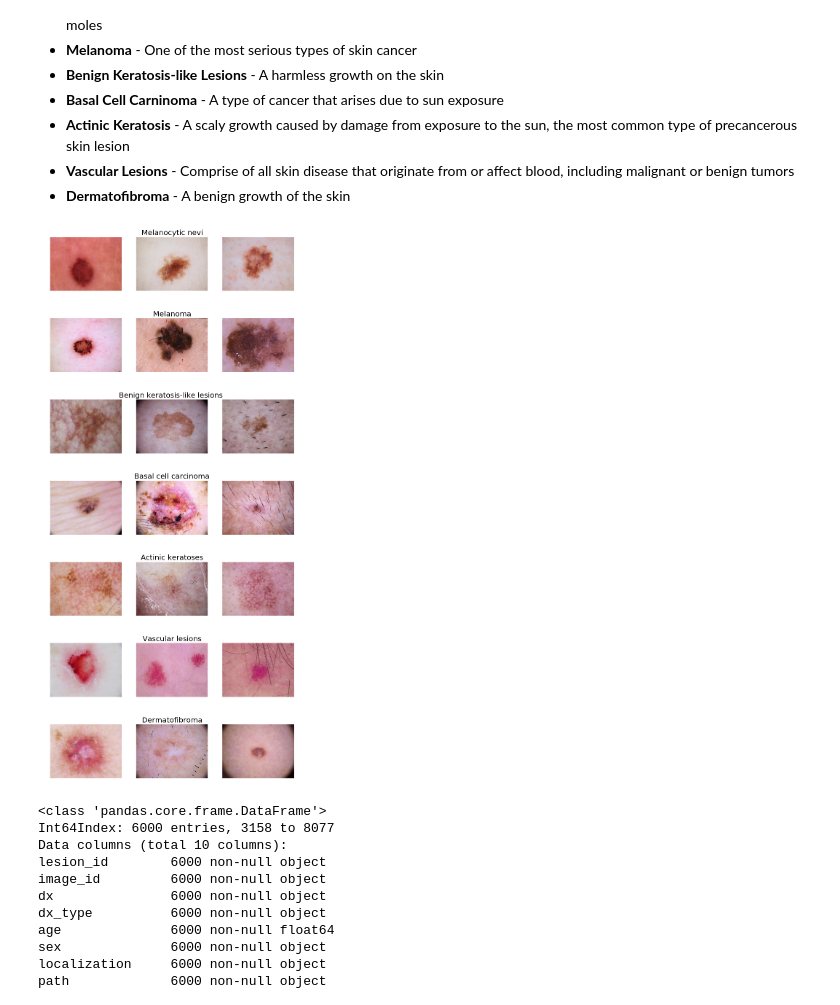
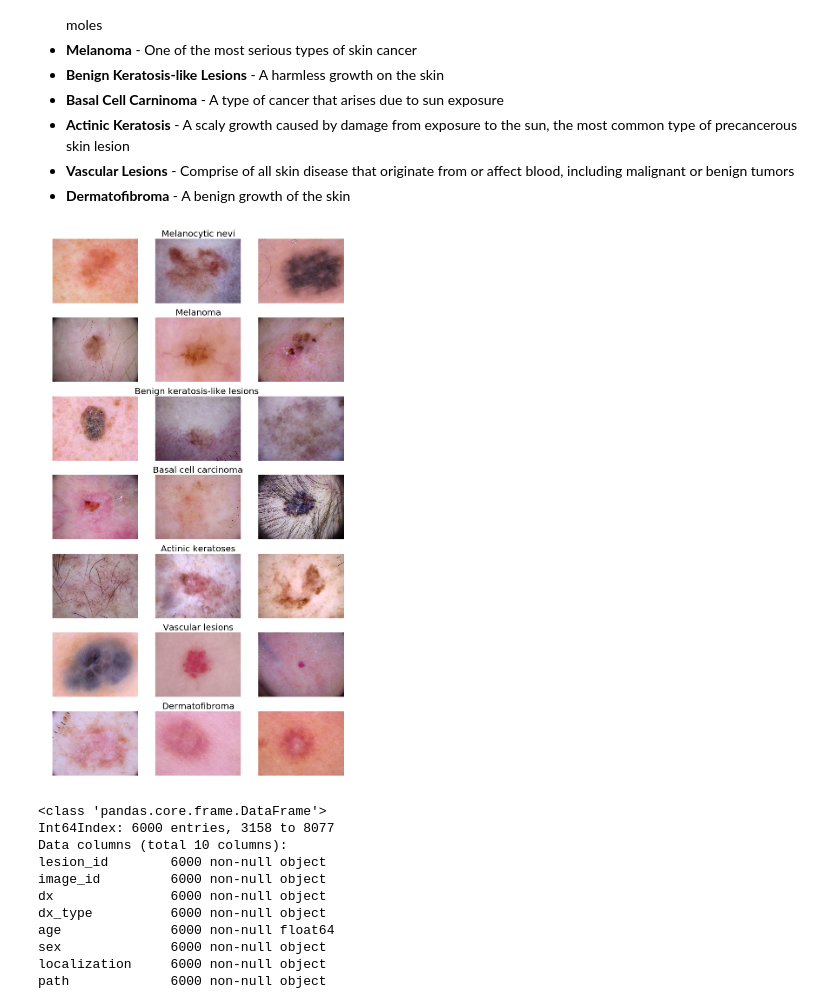
Before and after one commit to KennyHPL/Applied-ML, a Jupyter notebook: 144Project.ipynb, the cells around one changed output. Drawn from its saved outputs; the diff is of its cells as text; code cells hidden in the pictures.

```diff
--- a/144Project.ipynb
+++ b/144Project.ipynb
@@ -136,27 +136,27 @@ These are some samples of the different types of leions we're looking at in the
 # %%
 import matplotlib.image as mpimg
 ncols = 3
 nrows = 7
 image_paths = {}
 fig = plt.gcf()
-fig.set_size_inches(ncols * 4, nrows * 4)
+fig.set_size_inches(ncols * 4, nrows * 3.25)
 for x in lesion_type_dict:
     image_paths.update({x:skin_df.query('dx == "{}"'.format(x))['path'].sample(n=3)})
 count = 1
 for key in image_paths:
     paths = image_paths[key]
     for i, path in enumerate(paths):
         sp = plt.subplot(nrows, ncols, count)
         sp.axis('Off') # Don't show axes (or gridlines)
         img = mpimg.imread(path)
         if((count-1)%3 == 1):
             sp.set_title(lesion_type_dict[key], fontsize=20)
         count += 1
         plt.imshow(img)
 plt.savefig('lesions.svg', format='svg', dpi=600, transparent=True)
 plt.show()
 # %% [output]
-[figure, old version]
+[figure, new version]
 # %%
 #Splitting the data into testing, validation, and training data
 X_train, X_test  = train_test_split(skin_df, test_size=.251123, random_state=123)
```
Also changed, not shown: parts of 15 cells of this notebook, 5 other files.
